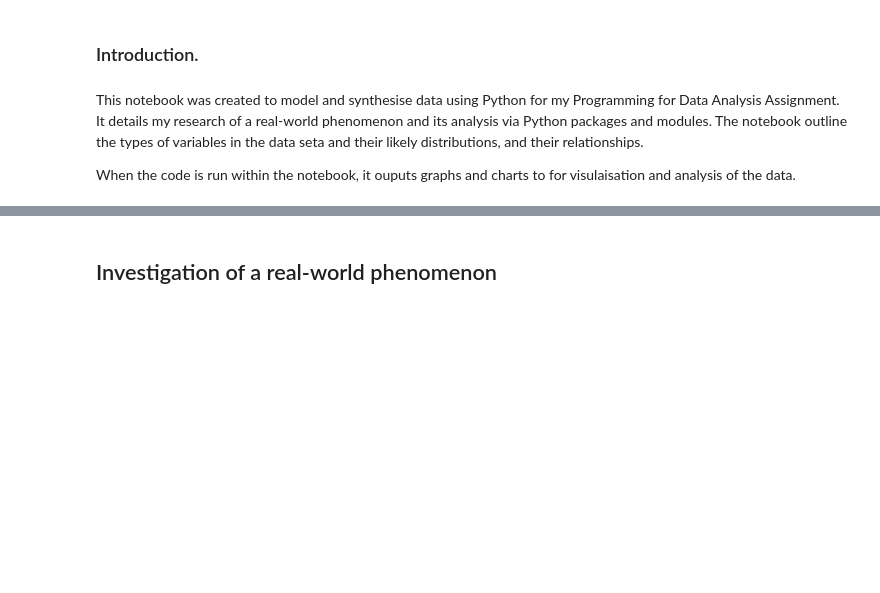
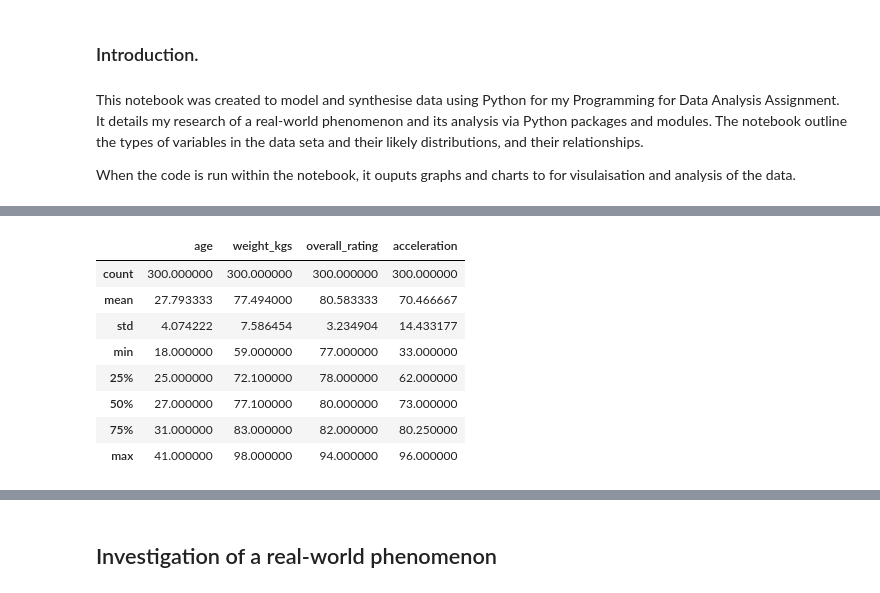
Before and after one commit to conortierney/Prog_for_DA_Assignment, a Jupyter notebook: Prog_for_DA_Assignment.ipynb, the cells around one changed output, grey strips where cells are left out. Cells and saved outputs as stored; diff of their text form; code cells hidden in the pictures; blank space fills up the shorter version.

```diff
--- a/Prog_for_DA_Assignment.ipynb
+++ b/Prog_for_DA_Assignment.ipynb
@@ -16,0 +81,13 @@ time series?
+# %%
+# Describe the dataframe.
+df.describe()
+# %% [output]
+|  | age | weight_kgs | overall_rating | acceleration |
+| count | 300.000000 | 300.000000 | 300.000000 | 300.000000 |
+| mean | 27.793333 | 77.494000 | 80.583333 | 70.466667 |
+| std | 4.074222 | 7.586454 | 3.234904 | 14.433177 |
+| min | 18.000000 | 59.000000 | 77.000000 | 33.000000 |
+| 25% | 25.000000 | 72.100000 | 78.000000 | 62.000000 |
+| 50% | 27.000000 | 77.100000 | 80.000000 | 73.000000 |
+| 75% | 31.000000 | 83.000000 | 82.000000 | 80.250000 |
+| max | 41.000000 | 98.000000 | 94.000000 | 96.000000 |
```
Also changed, not shown: parts of 27 cells of this notebook.
